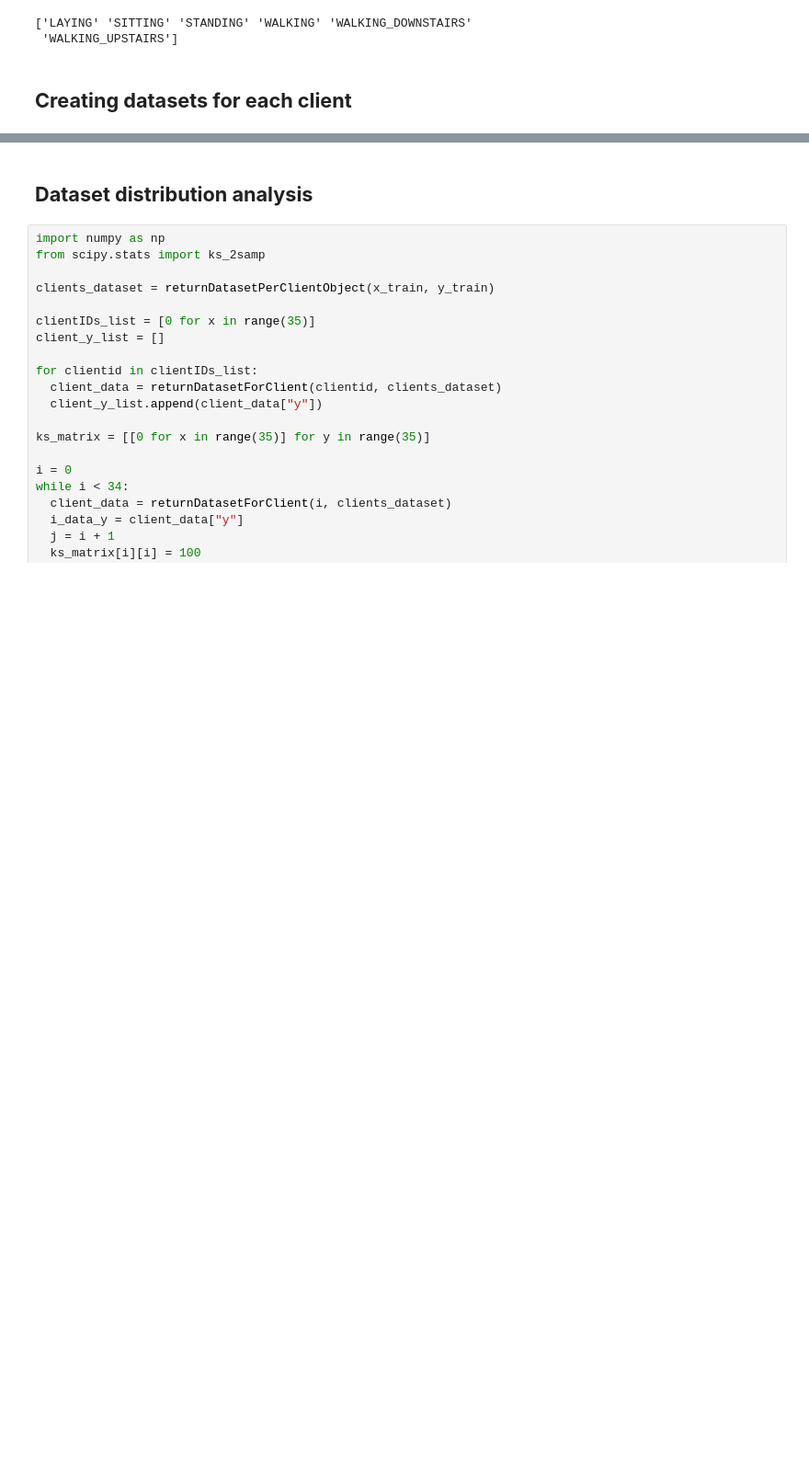
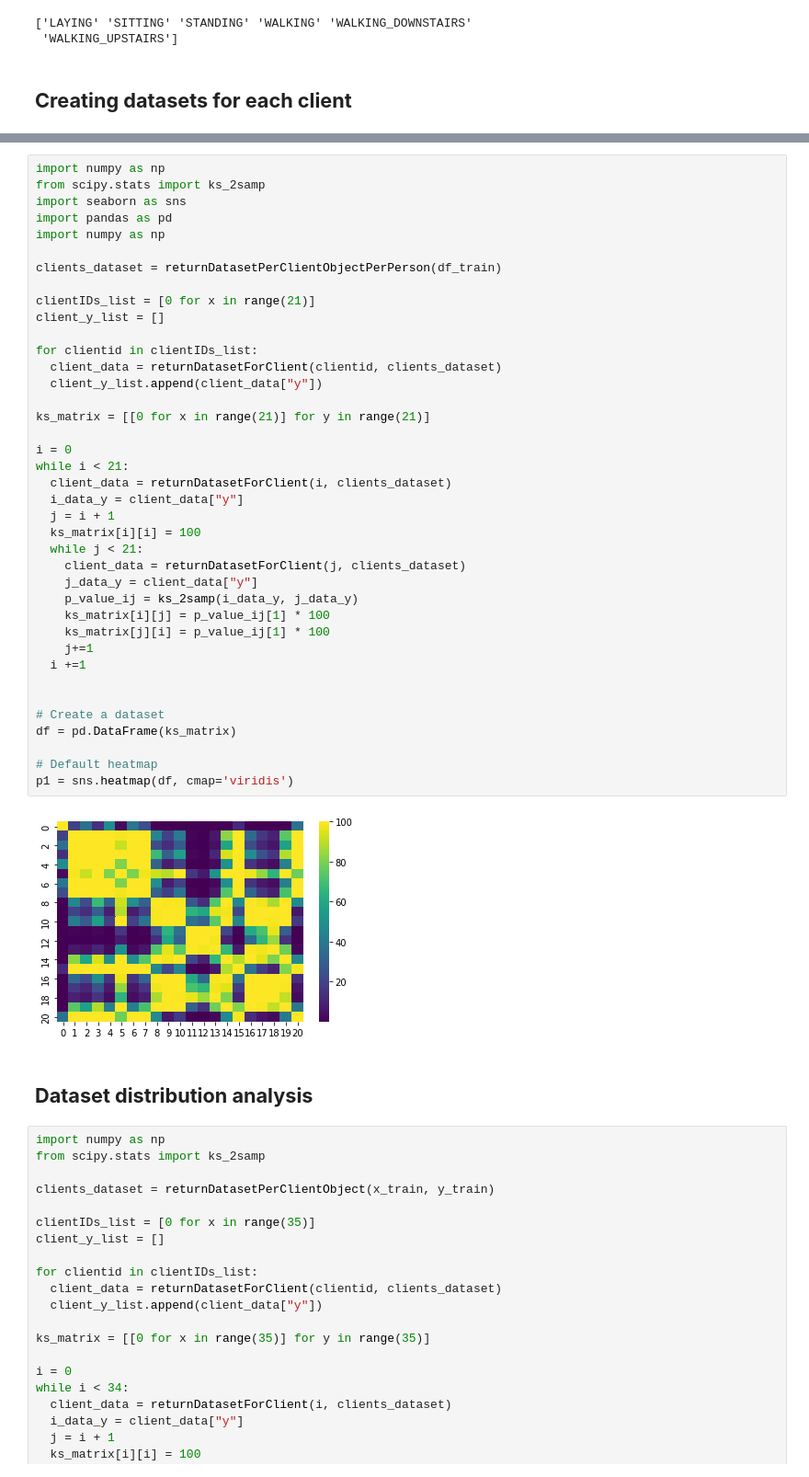
Before and after one commit to NRiccieri/HIAAC_Project_Group3, a Jupyter notebook: FL_proposta_algoritmo_compressao.ipynb, the cells around one changed output, grey strips where cells are left out. Shown at 92% size. Cells and saved outputs as stored; diff of their text form; blank space fills up the shorter version.

```diff
--- a/FL_proposta_algoritmo_compressao.ipynb
+++ b/FL_proposta_algoritmo_compressao.ipynb
@@ -127,3 +172,44 @@ def returnDatasetForClient(clientid, datasetObject):
+# %%
+import numpy as np
+from scipy.stats import ks_2samp
+import seaborn as sns
+import pandas as pd
+import numpy as np
+
+clients_dataset = returnDatasetPerClientObjectPerPerson(df_train)
+
+clientIDs_list = [0 for x in range(21)]
+client_y_list = []
+
+for clientid in clientIDs_list:
+  client_data = returnDatasetForClient(clientid, clients_dataset)
+  client_y_list.append(client_data["y"])
+
+ks_matrix = [[0 for x in range(21)] for y in range(21)]
+
+i = 0
+while i < 21:
+  client_data = returnDatasetForClient(i, clients_dataset)
+  i_data_y = client_data["y"]
+  j = i + 1
+  ks_matrix[i][i] = 100
+  while j < 21:
+    client_data = returnDatasetForClient(j, clients_dataset)
+    j_data_y = client_data["y"]
+    p_value_ij = ks_2samp(i_data_y, j_data_y)
+    ks_matrix[i][j] = p_value_ij[1] * 100
+    ks_matrix[j][i] = p_value_ij[1] * 100
+    j+=1
+  i +=1
+
+
+# Create a dataset
+df = pd.DataFrame(ks_matrix)
+
+# Default heatmap
+p1 = sns.heatmap(df, cmap='viridis')
+# %% [output]
+[figure, added]
 # %% [markdown]
 ## **Dataset distribution analysis**
 # %%
```
Also changed, not shown: parts of 36 cells of this notebook.
